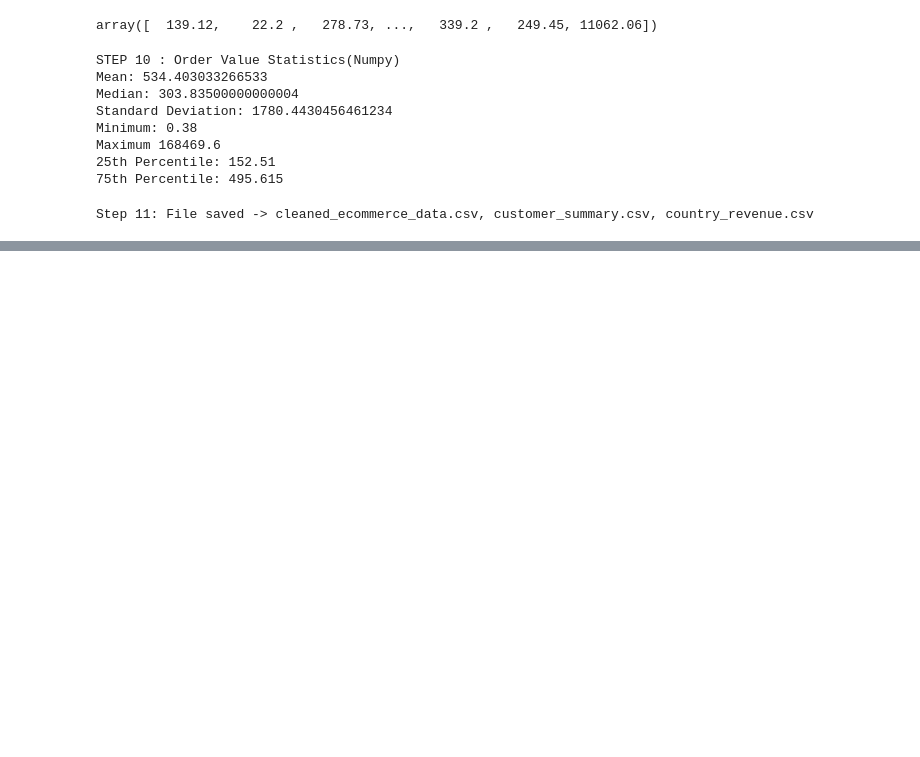
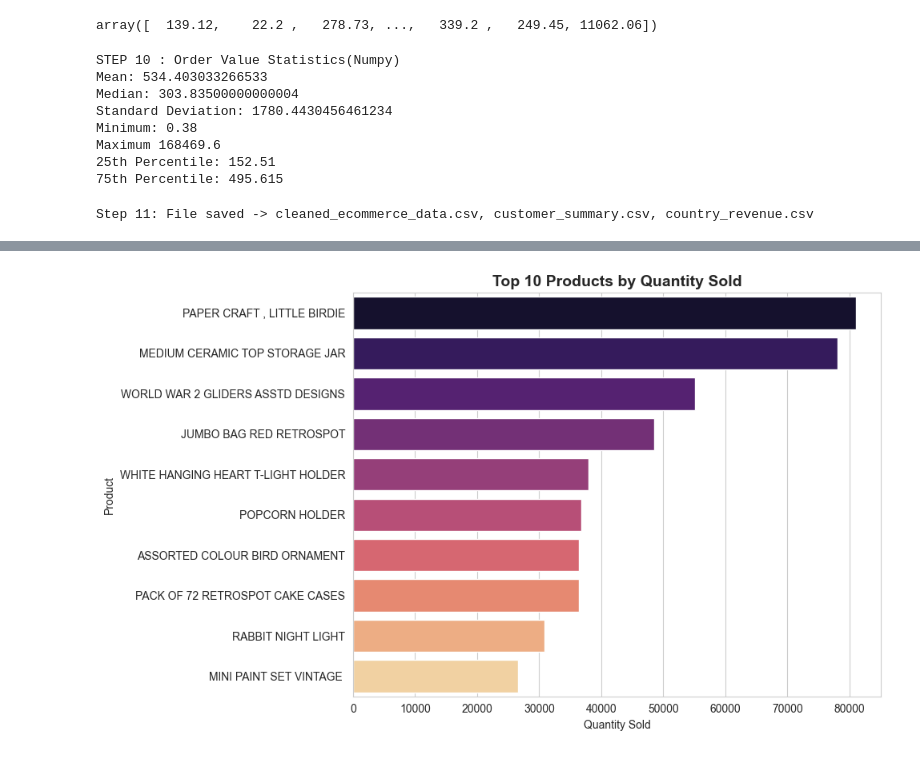
Before and after one commit to simran35-wtf/ecom_analysis, a Jupyter notebook: e_commerce.ipynb, the cells around one changed output, grey strips where cells are left out. Cells and saved outputs as stored; diff of their text form; code cells hidden in the pictures; blank space fills up the shorter version.

```diff
--- a/e_commerce.ipynb
+++ b/e_commerce.ipynb
@@ -571,0 +602,20 @@ Step 11: File saved -> cleaned_ecommerce_data.csv, customer_summary.csv, country
+# %%
+#3. Top 10 Products by Quantity Sold (Bar Graph)
+#------------------------------------------------
+plt.figure()
+sns.barplot(
+    x=top_products_qty.values,
+    y=top_products_qty.index,
+    hue=top_products_qty.index,
+    palette="magma"
+
+)
+
+plt.title("Top 10 Products by Quantity Sold", fontsize=14, fontweight="bold")
+plt.xlabel("Quantity Sold")
+plt.ylabel("Product")
+plt.tight_layout()
+plt.savefig("top_products_quantity.png", dpi=150)
+plt.show()
+# %% [output]
+[figure, added]
```
Also changed, not shown: parts of 11 cells of this notebook, 11 other files.
